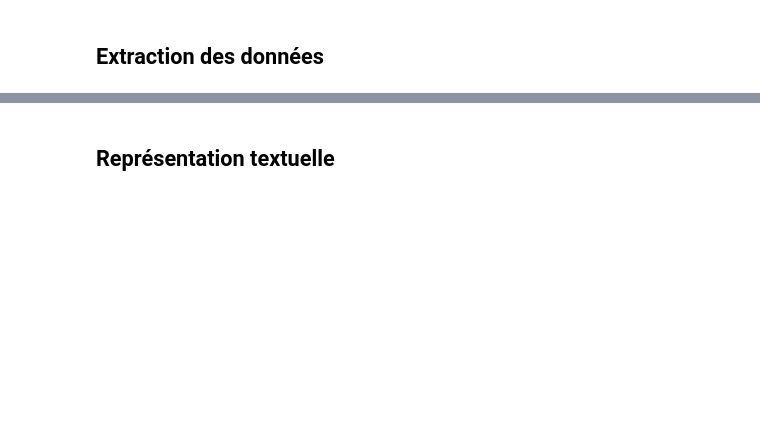
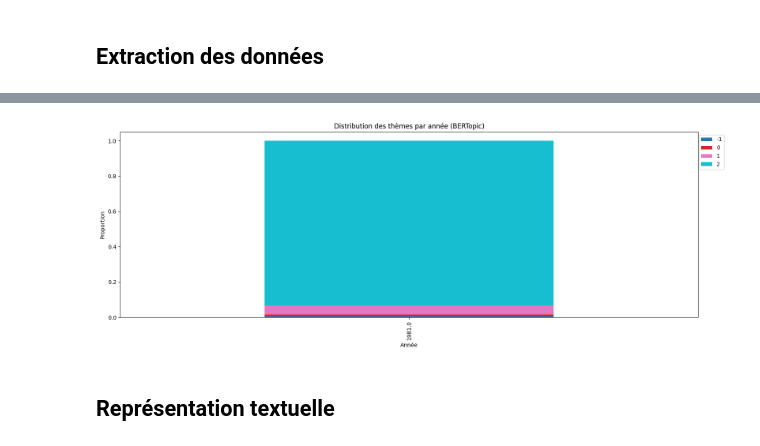
Before and after one commit to CaroLebrun/NLP_3A, a Jupyter notebook: main.ipynb, the cells around one changed output, grey strips where cells are left out. Saved outputs shown, nothing was run; the diff lists cells and outputs as text; code cells hidden in the pictures; blank space fills up the shorter version.

```diff
--- a/main.ipynb
+++ b/main.ipynb
@@ -102,0 +69,8 @@ Nombre de documents 1981 : 3121
+# %%
+# cleaning
+df = meta_et_texts.dropna(subset=['text']).copy()
+df = df[df['text'].str.strip() != ''].copy()
+
+df = df.reset_index(drop=True)
+df['annee'] = pd.to_datetime(df['date'], errors='coerce').dt.year
+df = df[df["annee"].isin([1981, 1988, 1993])].copy()
@@ -102,0 +352,17 @@ Nombre de documents 1981 : 3121
+# %%
+nltk.download('stopwords')
+STOPWORDS = stopwords.words('french')
+
+word_counter = Counter()
+for doc in docs:
+    word_counter.update(doc.lower().split())
+
+# top 30 mots les plus fréquents hors stopwords
+top = [
+    word for word, _ in word_counter.most_common(200)
+    if word not in STOPWORDS
+][:20] #jusqu'à 65 les mots sont peu informatifs
+
+print("Mots les plus fréquents à retirer :", top)
+
+STOPWORDS = list(set(STOPWORDS + top))
@@ -102,0 +442,21 @@ Nombre de documents 1981 : 3121
+# %%
+#distrib topic par année
+topic_info = topic_model.get_topic_info().set_index('Topic')['Name'].to_dict()
+
+topic_by_year = df.groupby(['annee', 'BERTopic_dominant']).size().unstack(fill_value=0)
+topic_by_year = topic_by_year.div(topic_by_year.sum(axis=1), axis=0)  # normalisation
+
+topic_by_year.plot(
+    kind='bar',
+    stacked=True,
+    figsize=(16, 6),
+    colormap='tab10'
+)
+plt.title("Distribution des thèmes par année (BERTopic)")
+plt.ylabel("Proportion")
+plt.xlabel("Année")
+plt.legend(bbox_to_anchor=(1.05, 1))
+plt.tight_layout()
+plt.show()
+# %% [output]
+[figure, added]
```
Also changed, not shown: parts of 28 cells of this notebook, 1 other file.
